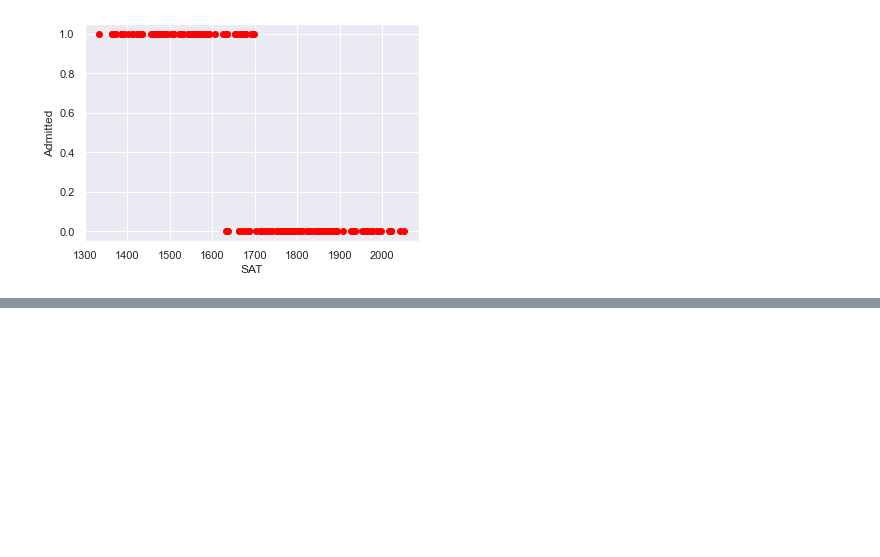
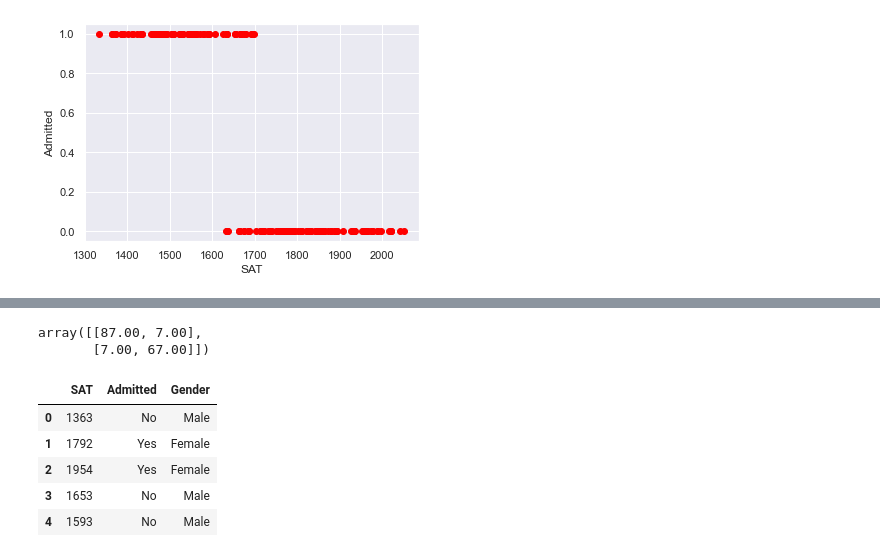
Before and after one commit to shivampandeyvns/365-data-science, a Jupyter notebook: my work/Logistic reg1.ipynb, the cells around one changed output, grey strips where cells are left out. Saved outputs shown, nothing was run; the diff lists cells and outputs as text; code cells hidden in the pictures; blank space fills up the shorter version.

```diff
--- a/my work/Logistic reg1.ipynb
+++ b/my work/Logistic reg1.ipynb
@@ -40,0 +88,5 @@ Text(0, 0.5, 'Admitted')
+# %%
+results_log.pred_table()
+# %% [output]
+array([[87.00, 7.00],
+       [7.00, 67.00]])
@@ -40,0 +100,9 @@ Text(0, 0.5, 'Admitted')
+# %%
+data.head()
+# %% [output]
+|  | SAT | Admitted | Gender |
+| 0 | 1363 | No | Male |
+| 1 | 1792 | Yes | Female |
+| 2 | 1954 | Yes | Female |
+| 3 | 1653 | No | Male |
+| 4 | 1593 | No | Male |
```
Also changed, not shown: parts of 24 cells of this notebook, 6 other files.
